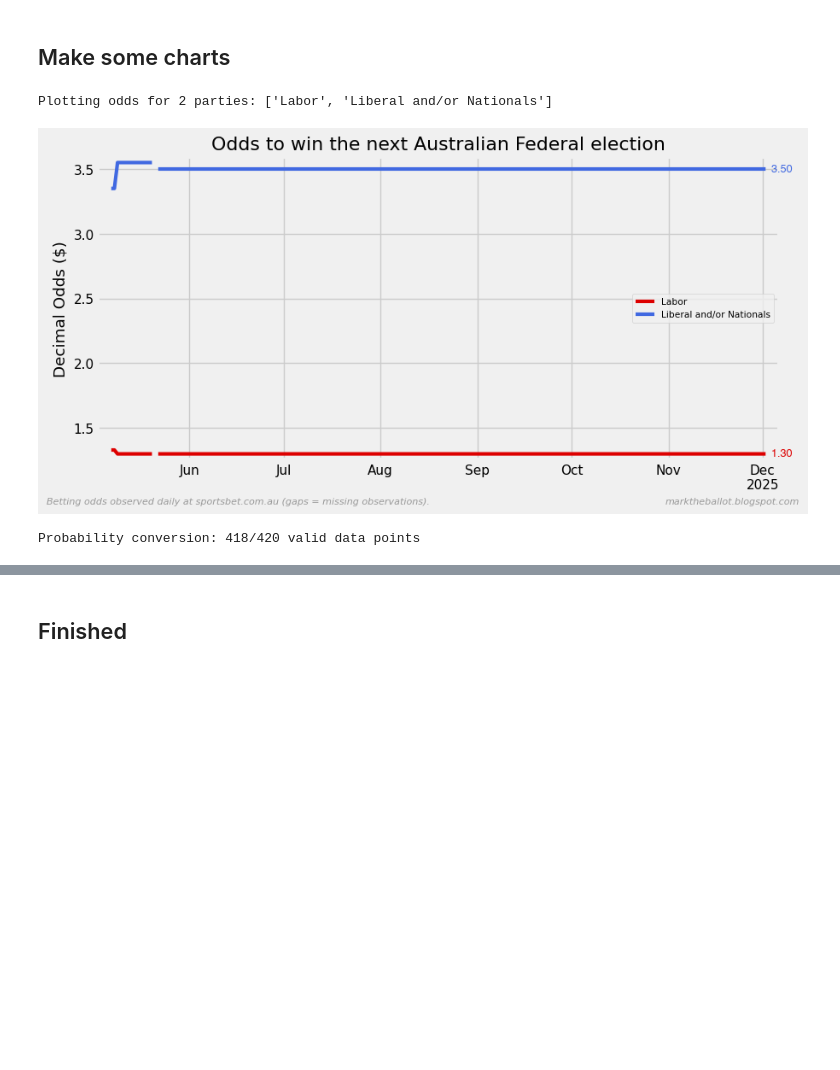
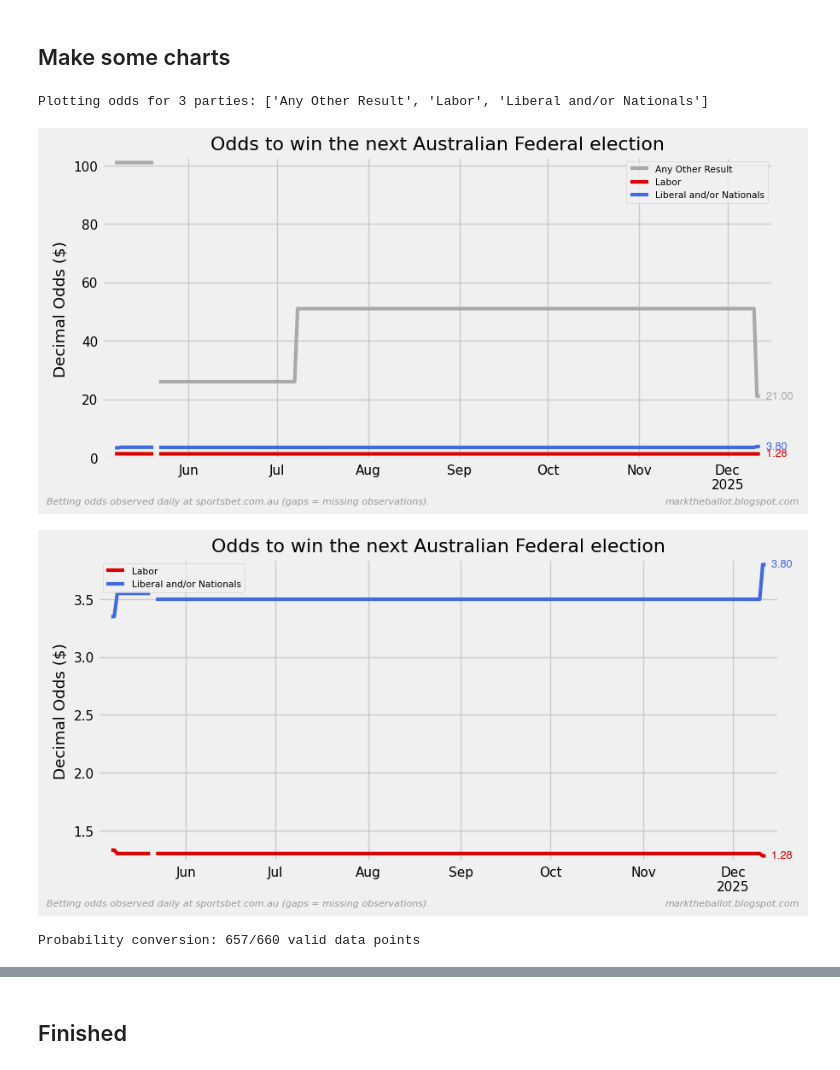
Before and after one commit to bpalmer4/Election-2028, a Jupyter notebook: notebooks/chart_election_winner_at_sportsbet.ipynb, the cells around one changed output, grey strips where cells are left out. Saved outputs shown, nothing was run; the diff lists cells and outputs as text; code cells hidden in the pictures; blank space fills up the shorter version.

```diff
--- a/notebooks/chart_election_winner_at_sportsbet.ipynb
+++ b/notebooks/chart_election_winner_at_sportsbet.ipynb
@@ -51,12 +51,10 @@ def amalg_columns(df: pd.DataFrame, columns: list) -> pd.DataFrame:
 
     # --- amalgamate columns
     df = df.copy()  # Avoid modifying original DataFrame
-    df[columns[0]] = df[columns].bfill(axis=1).iloc[:, 0]
-
-    # --- drop the other columns
-    df = df.drop(columns=columns[1:])
-
-    print(f"Amalgamated columns {columns[1:]} into {columns[0]}")
+    df['concatenated'] = df[columns].apply(lambda row: ''.join(row.dropna().astype(str)), axis=1)
+    print('Concatenated:', df['concatenated'].head(), df['concatenated'].tail())
+    df = df.drop(columns=columns)
+    df = df.rename(columns={'concatenated': columns[0]})
     return df
 # %%
 def get_odds_data() -> pd.DataFrame:
@@ -170,52 +167,59 @@ def limit_data(df: pd.DataFrame, start: int | pd.Period) -> pd.DataFrame:
 # %%
 def plot_party_odds(
     df: pd.DataFrame,
     starts: tuple[int | pd.Period, ...] = (0,),
 ) -> None:
     """
     Plot the party odds to win the next Australian Federal election.
     """
 
     # --- validate input
     if df.empty:
         print("Warning: No data to plot for party odds")
         return
 
     if df.isnull().all().all():
         print("Warning: All data is null, cannot create odds plot")
         return
 
     # Check if we have any columns to plot
     valid_columns = [col for col in df.columns if not df[col].isnull().all()]
     if not valid_columns:
         print("Warning: No valid data columns found for plotting")
         return
 
     print(f"Plotting odds for {len(valid_columns)} parties: {valid_columns}")
 
-    colors = mg.colorise_list(df.columns)
-    mg.multi_start(
-        df,
-        function=mg.line_plot_finalise,
-        starts=starts,
-        color=colors,
-        title="Odds to win the next Australian Federal election",
-        xlabel=None,
-        ylabel="Decimal Odds ($)",
-        legend=True,
-        width=3,
-        annotate=True,
-        rounding=2,
-        dropna=False,
-        **footers,
-        show=SHOW,
-    )
+    for run in range(2):
+
+        colors = mg.colorise_list(df.columns)
+        mg.multi_start(
+            df,
+            function=mg.line_plot_finalise,
+            starts=starts,
+            color=colors,
+            title="Odds to win the next Australian Federal election",
+            xlabel=None,
+            ylabel="Decimal Odds ($)",
+            legend=True,
+            width=3,
+            annotate=True,
+            rounding=2,
+            dropna=False,
+            **footers,
+            tag=str(run),
+            show=SHOW,
+        )
+        k = 'Any Other Result'
+        if k in  df.columns:
+            df = df.drop(columns=[k])
 
 
 plot_party_odds(core_odds)
 # %% [output]
-Plotting odds for 2 parties: ['Labor', 'Liberal and/or Nationals']
+Plotting odds for 3 parties: ['Any Other Result', 'Labor', 'Liberal and/or Nationals']
-[figure, old version]
+[figure, new version]
+[figure, added]
 # %%
 def convert(odds: pd.DataFrame) -> pd.DataFrame:
     """
@@ -270,7 +274,7 @@ def convert(odds: pd.DataFrame) -> pd.DataFrame:
 
 adj_probs = convert(core_odds)
 # %% [output]
-Probability conversion: 418/420 valid data points
+Probability conversion: 657/660 valid data points
 # %%
 def plot_probabilities(
     df: pd.DataFrame,
```
Also changed, not shown: parts of 3 cells of this notebook.
